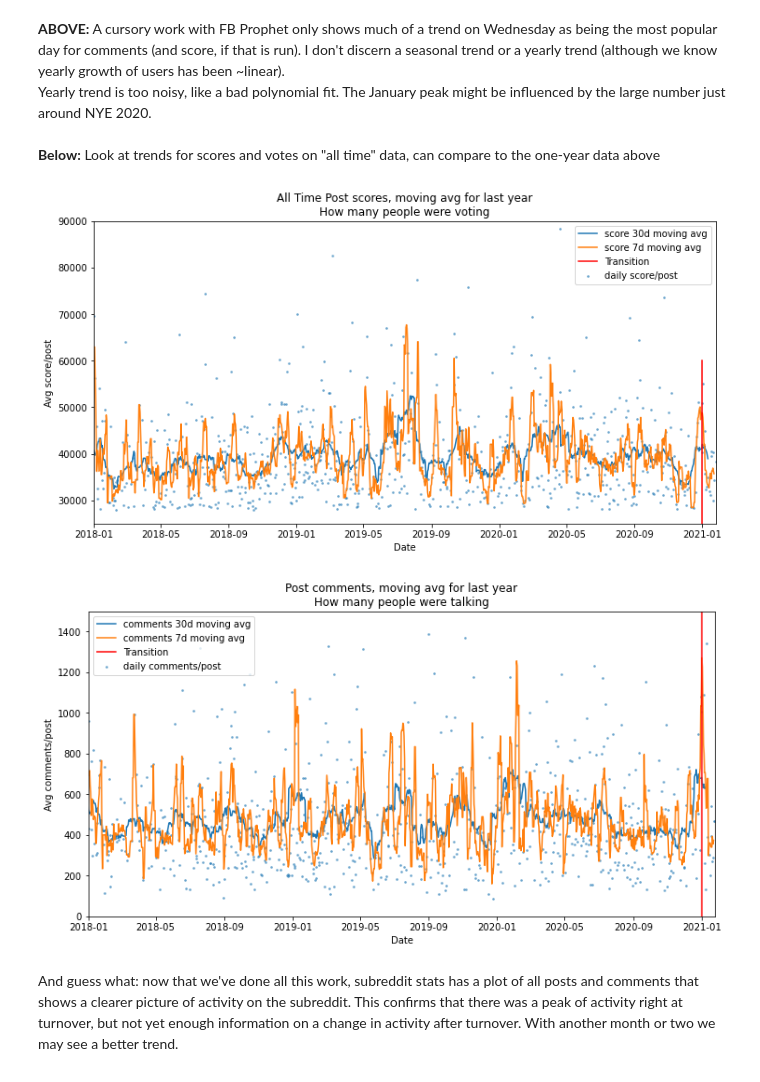
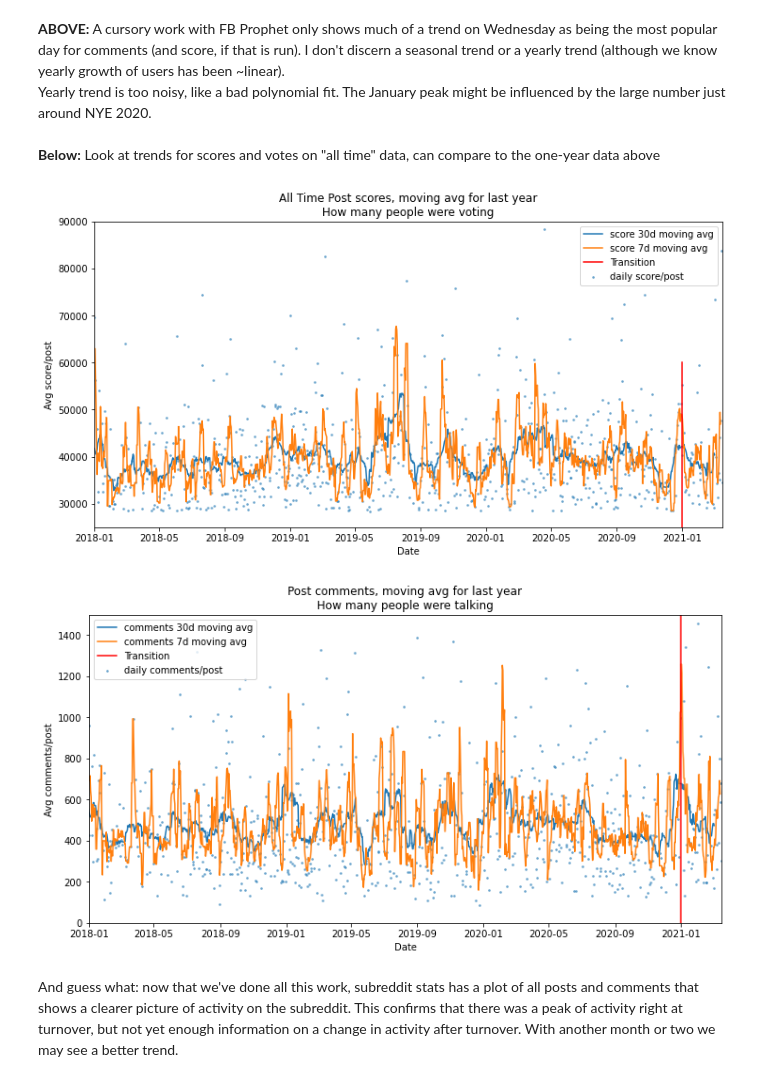
Before and after one commit to nb137/Reddit-DM-Popularity, a Jupyter notebook: Reddit_Office_Popularity.ipynb, the cells around one changed output. Cells and saved outputs as stored; diff of their text form; code cells hidden in the pictures.

```diff
--- a/Reddit_Office_Popularity.ipynb
+++ b/Reddit_Office_Popularity.ipynb
@@ -74,7 +76,7 @@ Version 7.1.0 of praw is outdated. Version 7.1.4 was released Sunday February 07
 # %%
 # We can also just import the pickled data from a previous API call
-df = pd.read_pickle('dm_top_yearly_20210126.pkl')
-df_all = pd.read_pickle('dm_top_alltime_20210126.pkl')
+df = pd.read_pickle('dm_top_yearly_20210318.pkl')
+df_all = pd.read_pickle('dm_top_alltime_20210318.pkl')
 df['dayofweek'] = df['created'].dt.dayofweek
 df_all['dayofweek'] = df_all['created'].dt.dayofweek
 # %% [markdown]
@@ -199,23 +221,23 @@ Yearly trend is too noisy, like a bad polynomial fit. The January peak might be
 <b> Below:</b> Look at trends for scores and votes on "all time" data, can compare to the one-year data above
 # %%
 # Roll, shift so that mean is at center of window, and drop last range which will not be properly sampled
-d30_all = daily_all.rolling('30D', closed='right').mean().shift(-14,freq='D')[29:]
-d7_all = daily_all.rolling('7D',closed='right').mean().shift(-3,freq='D')[6:]
+d30_all = daily_all.rolling('30D', closed='right').mean().shift(-14)[29:]
+d7_all = daily_all.rolling('7D',closed='right').mean().shift(-3)[6:]
 
 x = 'num_votes_norm'  # The column we're using
 plt.figure(figsize=(12,6))
 plt.scatter(daily_all.index, daily_all[x],label='daily score/post',s=3,alpha=0.5)
 plt.plot(d30_all.index,d30_all[x],label='score 30d moving avg')
 plt.plot(d7_all.index,d7_all[x],label='score 7d moving avg')
 plt.plot([transition,transition],[25000,60000],c='r',label='Transition')
 plt.ylim(25000,90000)
 plt.xlim(pd.datetime(2018,1,1),daily_all.index.max())
 plt.legend()
 plt.xlabel('Date')
 plt.ylabel('Avg score/post')
 _=plt.title('All Time Post scores, moving avg for last year\nHow many people were voting')
 # %% [output]
-[figure, old version]
+[figure, new version]
 # %%
 
 x = 'num_com_norm'  # The column we're using
@@ -231,7 +253,7 @@ plt.xlabel('Date')
 plt.ylabel('Avg comments/post')
 _=plt.title('Post comments, moving avg for last year\nHow many people were talking')
 # %% [output]
-[figure, old version]
+[figure, new version]
 # %% [markdown]
 And guess what: now that we've done all this work, subreddit stats has a plot of all posts and comments that shows a clearer picture of activity on the subreddit. This confirms that there was a peak of activity right at turnover, but not yet enough information on a change in activity after turnover. With another month or two we may see a better trend.<br>
 # %% [markdown]
```
Also changed, not shown: parts of 12 cells of this notebook, 5 other files.
